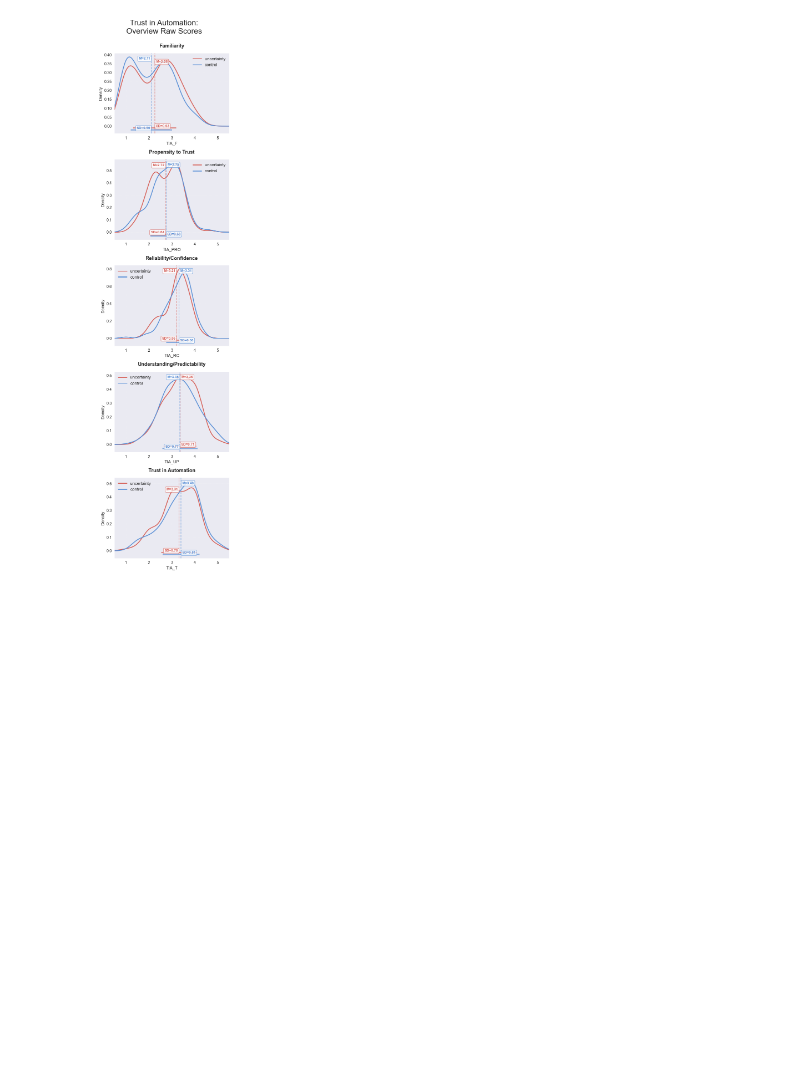
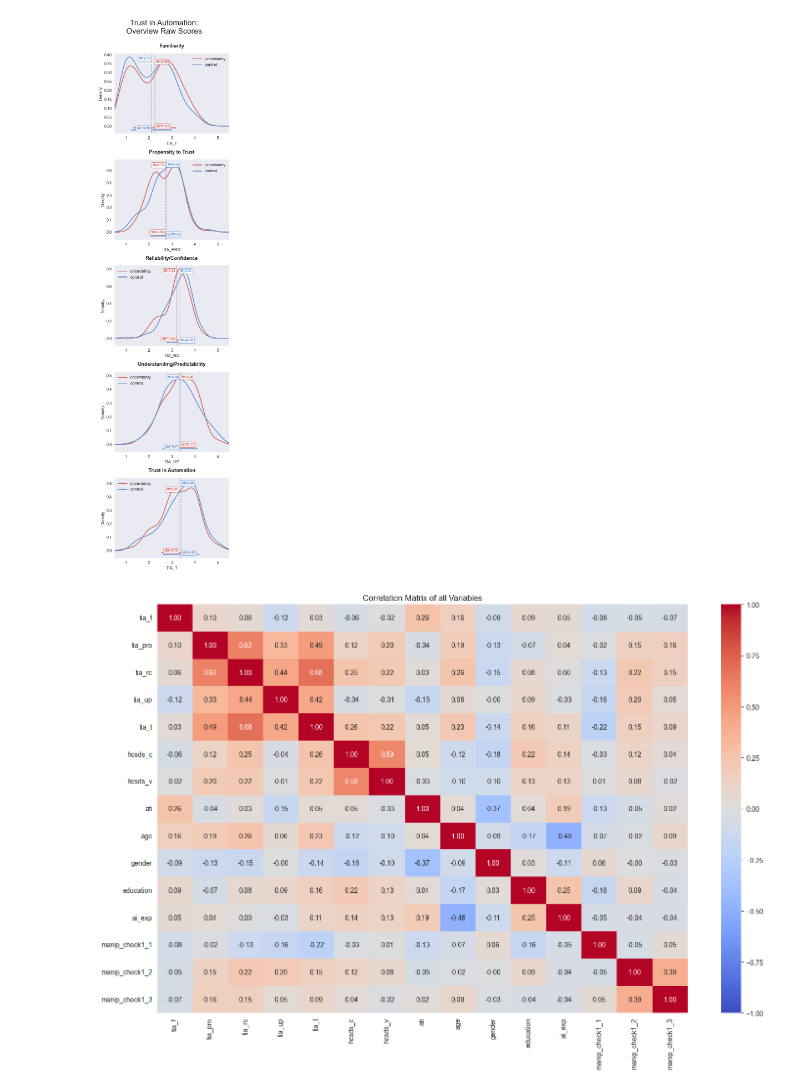
Before and after one commit to TimWiesner99/thesis-analysis, a Jupyter notebook: analysis/overview_results.ipynb, the cells around one changed output. Drawn from its saved outputs; the diff is of its cells as text; code cells hidden in the pictures; blank space fills up the shorter version.

```diff
--- a/analysis/overview_results.ipynb
+++ b/analysis/overview_results.ipynb
@@ -220,3 +220,23 @@ plt.savefig('../plots/overview/tia_raw_overview.png', transparent=True)
 plt.show()
 # %% [output]
 [figure]
+# %%
+# cross correlation between all variables
+import processing.scales as s
+
+scales = s.tia_scales + s.hcsds_scales + s.ati_scales + ['age', 'gender', 'education', 'ai_exp'] + s.manip_check_scales[:-1]
+
+corr_matrix = data[scales].corr()
+
+# Visualize with heatmap
+import seaborn as sns
+import matplotlib.pyplot as plt
+plt.figure(figsize=(15, 10))
+sns.heatmap(corr_matrix, annot=True, cmap='coolwarm', center=0,
+            vmin=-1, vmax=1, fmt='.2f')
+plt.title('Correlation Matrix of all Variables')
+plt.tight_layout()
+plt.savefig(f'../plots/overview/corr_matrix.png', dpi=150, transparent=True)
+plt.show()
+# %% [output]
+[figure, added]
```
Also changed, not shown: parts of 3 cells of this notebook, 8 other files.
